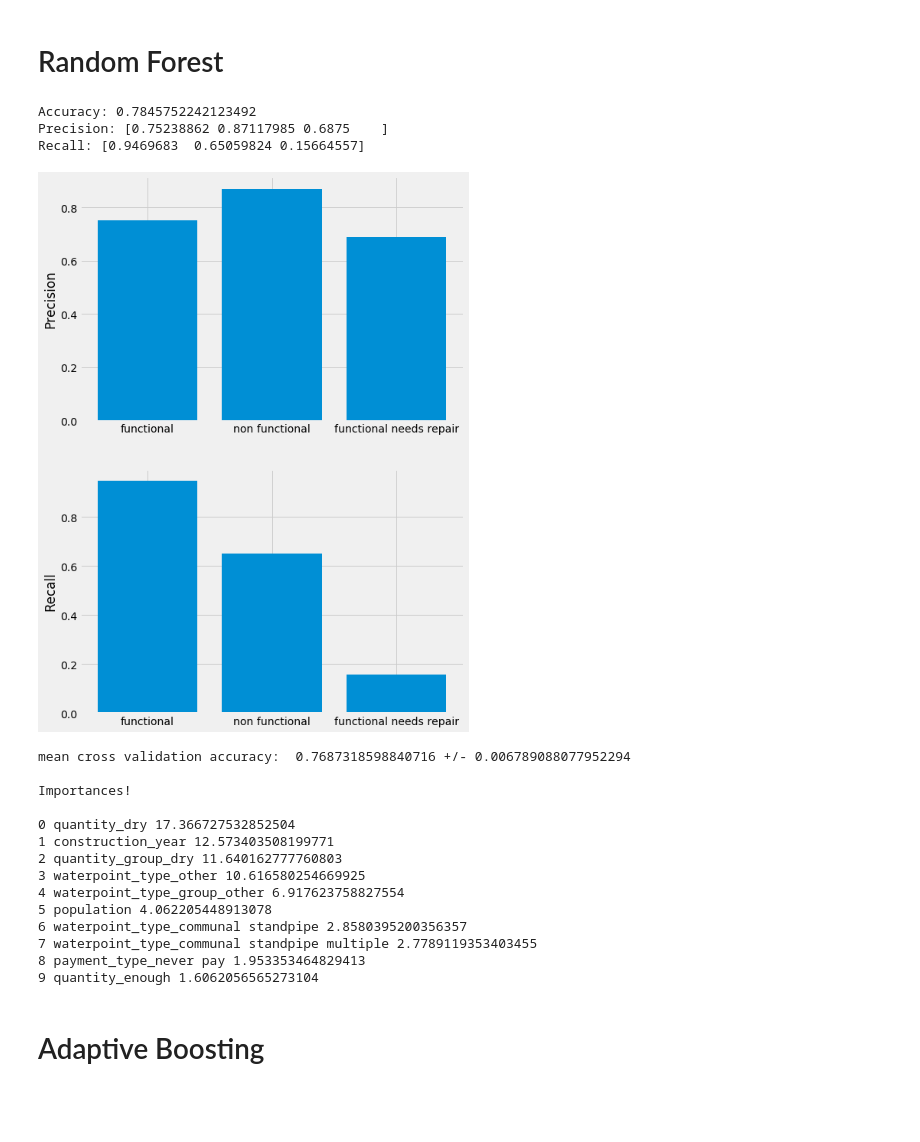
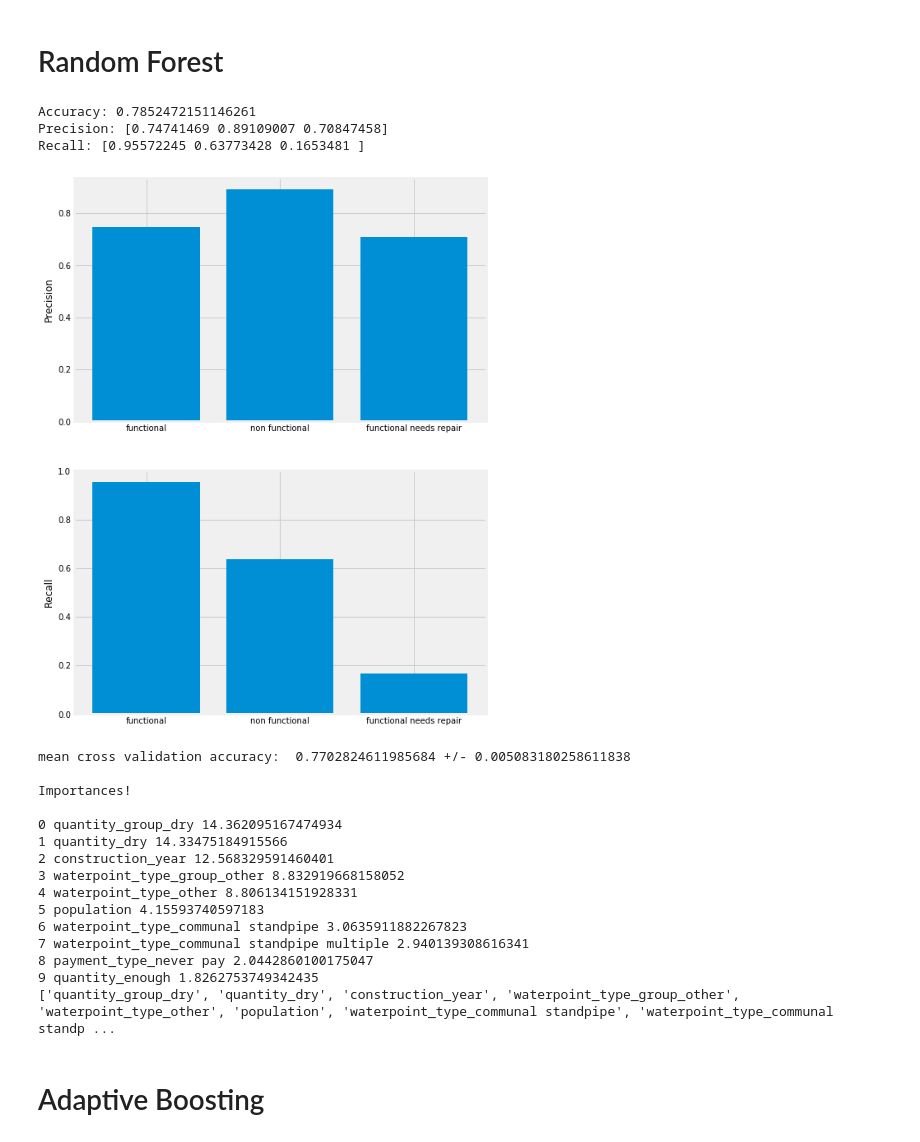
Before and after one commit to eejwa/Pump_it_up, a Jupyter notebook: Classification_Broken_Pump.ipynb, the cells around one changed output. Cells and saved outputs as stored; diff of their text form; code cells hidden in the pictures; blank space fills up the shorter version.

Commit message:
Features with random forest importances added

```diff
--- a/Classification_Broken_Pump.ipynb
+++ b/Classification_Broken_Pump.ipynb
@@ -259,6 +241,9 @@ drop_attribs = ['id', 'amount_tsh', 'date_recorded', 'funder', 'gps_height',
 
 # numerical properties to be scaled
 num_attribs = ['population','construction_year']
+
+# drop attributes
+df_train.drop(drop_attribs, axis=1, inplace=True)
 
 # Create pipelines
 num_pipeline = Pipeline([
@@ -400,58 +385,63 @@ mean cross validation accuracy:  0.748442813512028 +/- 0.007347988421133063
 ## Ok try the random forests now
 
 from sklearn.ensemble import RandomForestClassifier
-forest_clf = RandomForestClassifier(n_estimators=10, max_depth=10, max_features=None)
+forest_clf = RandomForestClassifier(n_estimators=50, max_depth=10, max_features=None)
 
 test_classifier(forest_clf, train=df_prepared, labels=df_labels)
 
 # combine feature names and their importances
 sorted_importances, sorted_names = (list(t) for t in zip(*sorted(zip(forest_clf.feature_importances_, feature_names), reverse=True)))
 
 print("\nImportances!\n")
 count=0
 for importance, name in zip(sorted_importances, sorted_names):
     print(count, name, importance*100)
     count +=1
     if count == 10:
         break
+
+importances_to_keep = sorted_names[:10]
+print(importances_to_keep)
+
 
 # hyperparameter tuning, not worthwhile for this work
 
 # param_grid = [
 # {'n_estimators': [50,100,250,500,1000]},
 # ]
 
 
 
 # grid_search = GridSearchCV(forest_clf, param_grid, cv=5,
 #                            scoring='accuracy',
 #                            return_train_score=True)
 
 
 # grid_search.fit(df_prepared, df_labels)
 
 # print(grid_search.best_params_)
 
 # test_classifier(grid_search.best_estimator_, train=df_prepared, labels=df_labels)
 # %% [output]
-Accuracy: 0.7845752242123492
-Precision: [0.75238862 0.87117985 0.6875    ]
-Recall: [0.9469683  0.65059824 0.15664557]
+Accuracy: 0.7852472151146261
+Precision: [0.74741469 0.89109007 0.70847458]
+Recall: [0.95572245 0.63773428 0.1653481 ]
-[figure, old version]
+[figure, new version]
-mean cross validation accuracy:  0.7687318598840716 +/- 0.006789088077952294
+mean cross validation accuracy:  0.7702824611985684 +/- 0.005083180258611838
 
 Importances!
 
-0 quantity_dry 17.366727532852504
-1 construction_year 12.573403508199771
-2 quantity_group_dry 11.640162777760803
-3 waterpoint_type_other 10.616580254669925
-4 waterpoint_type_group_other 6.917623758827554
-5 population 4.062205448913078
-6 waterpoint_type_communal standpipe 2.8580395200356357
-7 waterpoint_type_communal standpipe multiple 2.7789119353403455
-8 payment_type_never pay 1.953353464829413
-9 quantity_enough 1.6062056565273104
+0 quantity_group_dry 14.362095167474934
+1 quantity_dry 14.33475184915566
+2 construction_year 12.568329591460401
+3 waterpoint_type_group_other 8.832919668158052
+4 waterpoint_type_other 8.806134151928331
+5 population 4.15593740597183
+6 waterpoint_type_communal standpipe 3.0635911882267823
+7 waterpoint_type_communal standpipe multiple 2.940139308616341
+8 payment_type_never pay 2.0442860100175047
+9 quantity_enough 1.8262753749342435
+['quantity_group_dry', 'quantity_dry', 'construction_year', 'waterpoint_type_group_other', 'waterpoint_type_other', 'population', 'waterpoint_type_communal standpipe', 'waterpoint_type_communal standp ...
 # %% [markdown]
 # Adaptive Boosting
 # %%
```
Also changed, not shown: parts of 22 cells of this notebook.
